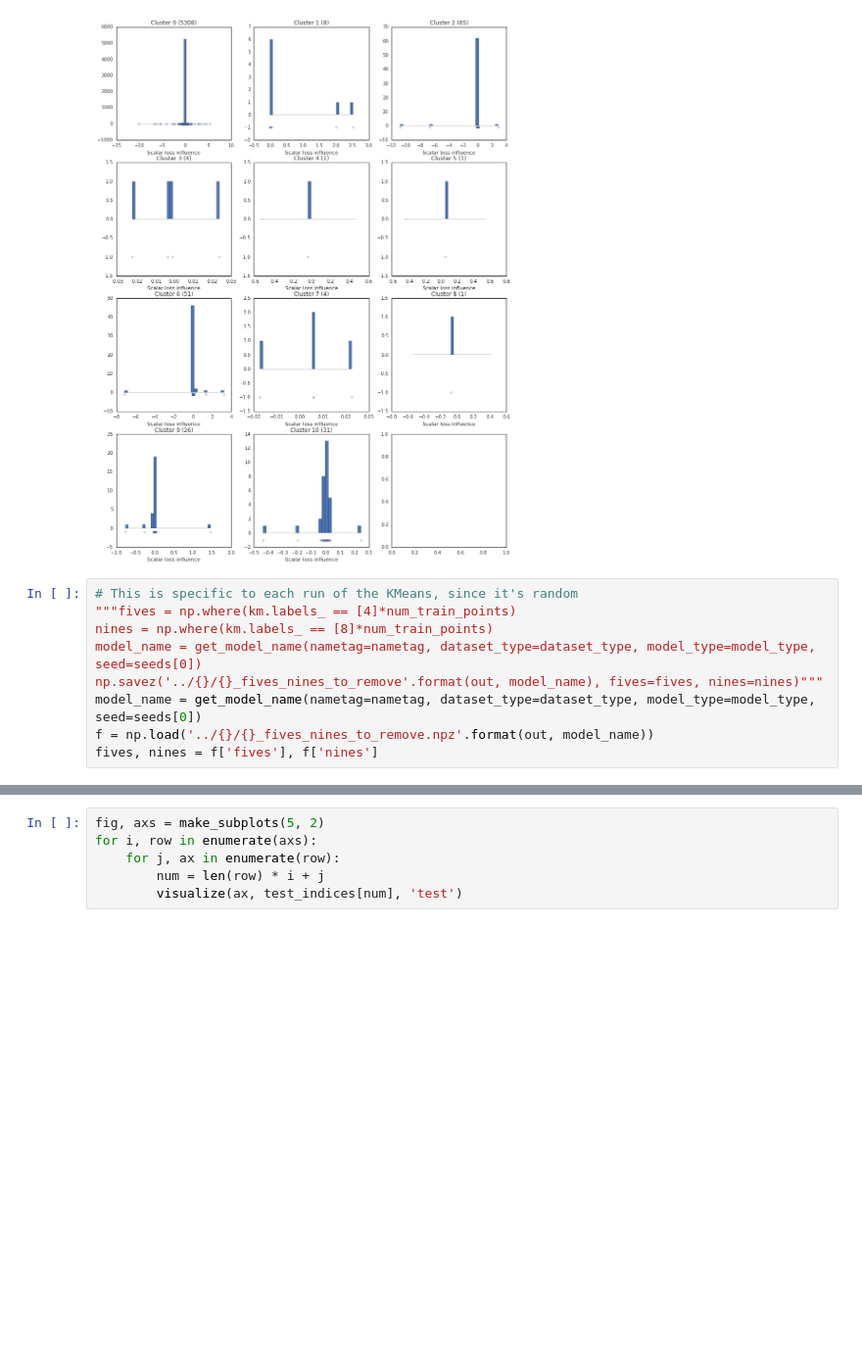
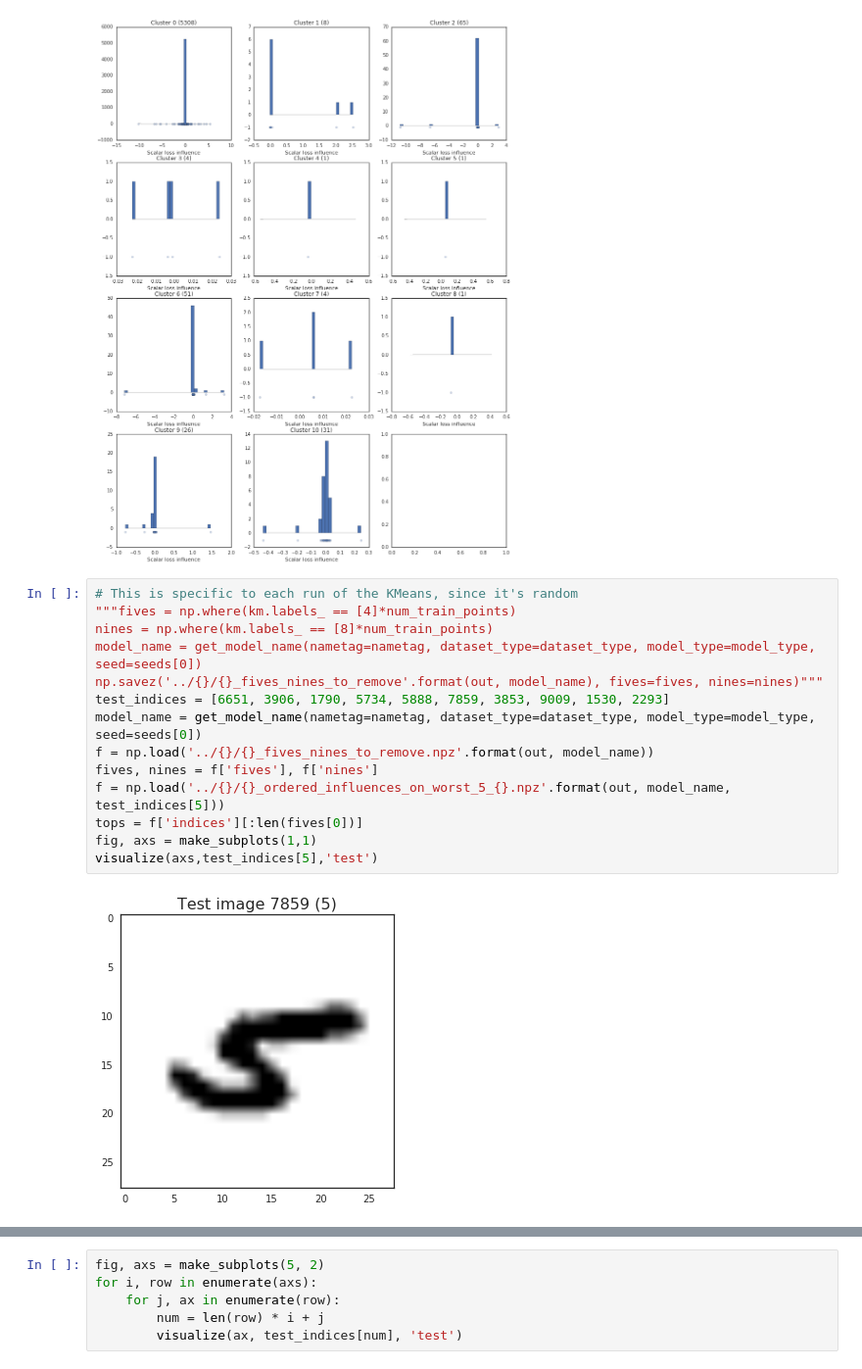
Before and after one commit to bbbert/influence-release, a Jupyter notebook: scripts/cluster_multiple_points.ipynb, the cells around one changed output, grey strips where cells are left out. Shown at 98% size. Cells and saved outputs as stored; diff of their text form; blank space fills up the shorter version.

```diff
--- a/scripts/cluster_multiple_points.ipynb
+++ b/scripts/cluster_multiple_points.ipynb
@@ -176,10 +176,17 @@ km = plot_and_cluster_matrix(infl_vectors_no_hess, n_clusters=11, n_visualize=2,
 # %%
 # This is specific to each run of the KMeans, since it's random
 """fives = np.where(km.labels_ == [4]*num_train_points)
 nines = np.where(km.labels_ == [8]*num_train_points)
 model_name = get_model_name(nametag=nametag, dataset_type=dataset_type, model_type=model_type, seed=seeds[0])
 np.savez('../{}/{}_fives_nines_to_remove'.format(out, model_name), fives=fives, nines=nines)"""
+test_indices = [6651, 3906, 1790, 5734, 5888, 7859, 3853, 9009, 1530, 2293]
 model_name = get_model_name(nametag=nametag, dataset_type=dataset_type, model_type=model_type, seed=seeds[0])
 f = np.load('../{}/{}_fives_nines_to_remove.npz'.format(out, model_name))
 fives, nines = f['fives'], f['nines']
+f = np.load('../{}/{}_ordered_influences_on_worst_5_{}.npz'.format(out, model_name, test_indices[5]))
+tops = f['indices'][:len(fives[0])]
+fig, axs = make_subplots(1,1)
+visualize(axs,test_indices[5],'test')
+# %% [output]
+[figure, added]
 # %%
```
Also changed, not shown: parts of 2 cells of this notebook, 4 other files.
